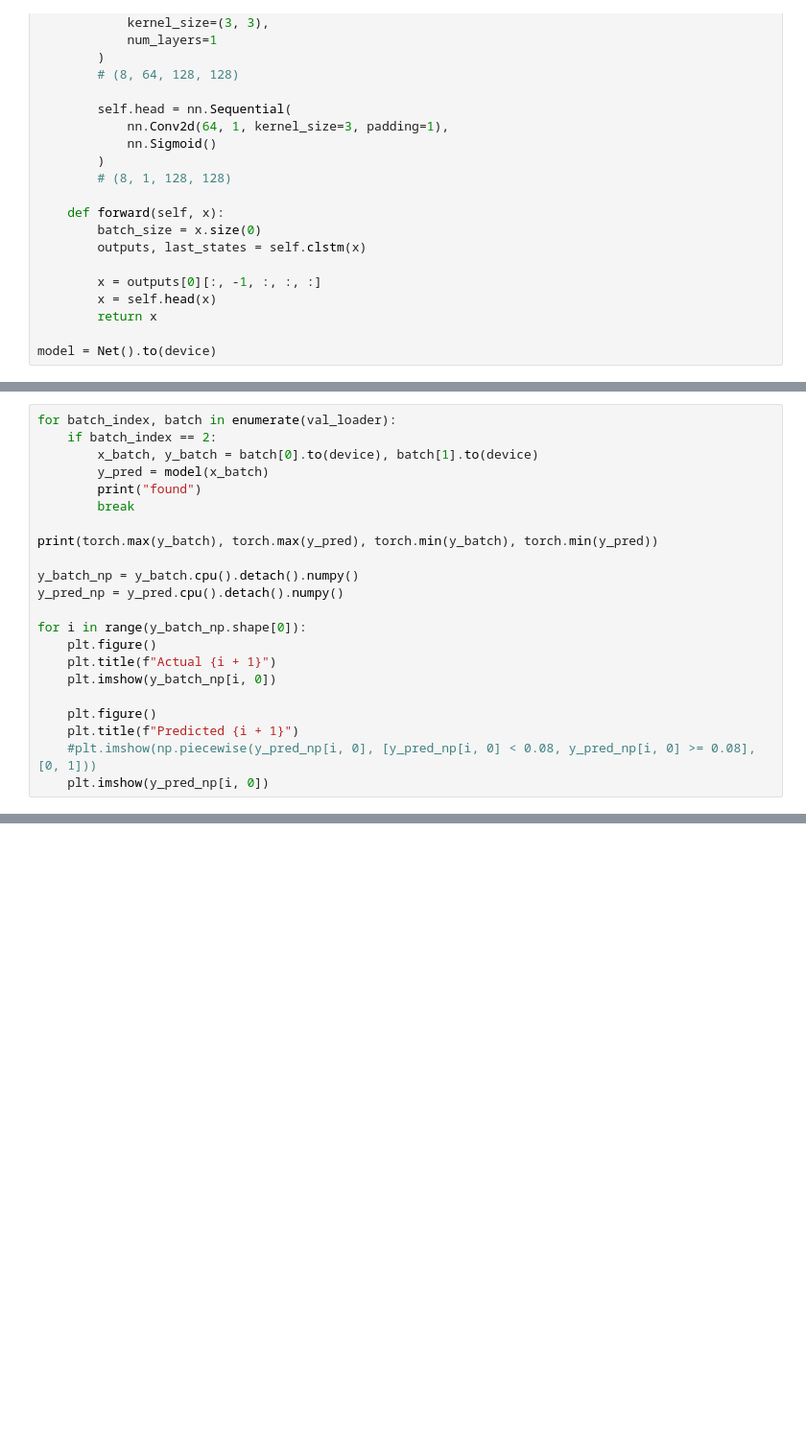
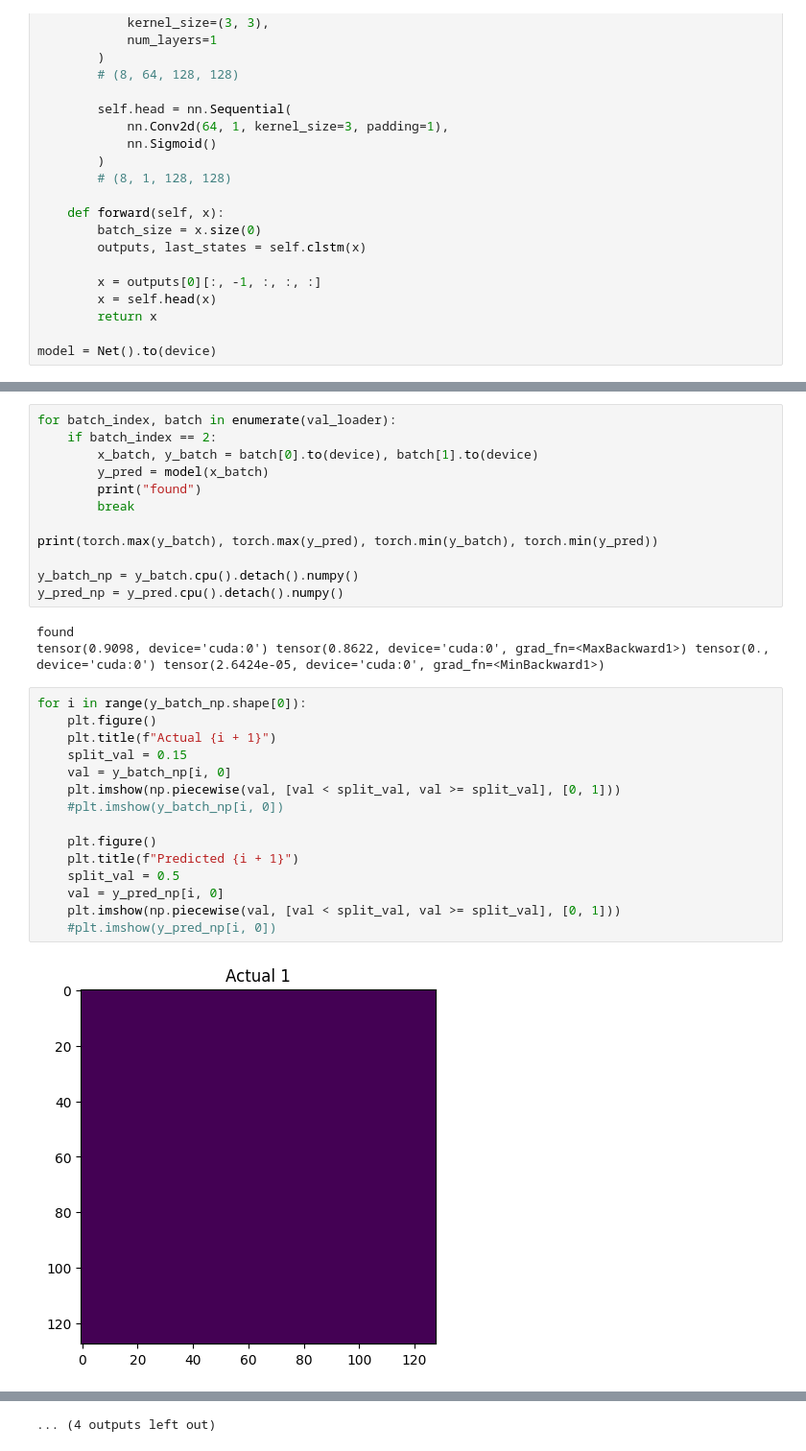
Before and after one commit to neilmewada/WildfireSpread, a Jupyter notebook: DataTesting.ipynb, the cells around one changed output, grey strips where cells are left out. Shown: that part at 96% size. Drawn from its saved outputs; the diff is of its cells as text; blank space fills up the shorter version.

```diff
--- a/DataTesting.ipynb
+++ b/DataTesting.ipynb
@@ -420,13 +427,23 @@ print(torch.max(y_batch), torch.max(y_pred), torch.min(y_batch), torch.min(y_pre
 
 y_batch_np = y_batch.cpu().detach().numpy()
 y_pred_np = y_pred.cpu().detach().numpy()
-
-for i in range(y_batch_np.shape[0]):
-    plt.figure()
-    plt.title(f"Actual {i + 1}")
-    plt.imshow(y_batch_np[i, 0])
-
-    plt.figure()
-    plt.title(f"Predicted {i + 1}")
-    #plt.imshow(np.piecewise(y_pred_np[i, 0], [y_pred_np[i, 0] < 0.08, y_pred_np[i, 0] >= 0.08], [0, 1]))
-    plt.imshow(y_pred_np[i, 0])
+# %% [output]
+found
+tensor(0.9098, device='cuda:0') tensor(0.8622, device='cuda:0', grad_fn=<MaxBackward1>) tensor(0., device='cuda:0') tensor(2.6424e-05, device='cuda:0', grad_fn=<MinBackward1>)
+# %%
+for i in range(y_batch_np.shape[0]):
+    plt.figure()
+    plt.title(f"Actual {i + 1}")
+    split_val = 0.15
+    val = y_batch_np[i, 0]
+    plt.imshow(np.piecewise(val, [val < split_val, val >= split_val], [0, 1]))
+    #plt.imshow(y_batch_np[i, 0])
+
+    plt.figure()
+    plt.title(f"Predicted {i + 1}")
+    split_val = 0.5
+    val = y_pred_np[i, 0]
+    plt.imshow(np.piecewise(val, [val < split_val, val >= split_val], [0, 1]))
+    #plt.imshow(y_pred_np[i, 0])
+# %% [output]
+[figure, added]
@@ -432,0 +461 @@ for i in range(y_batch_np.shape[0]):
+... (4 outputs left out)
```
Also changed, not shown: parts of 8 cells of this notebook, 1 other file.
